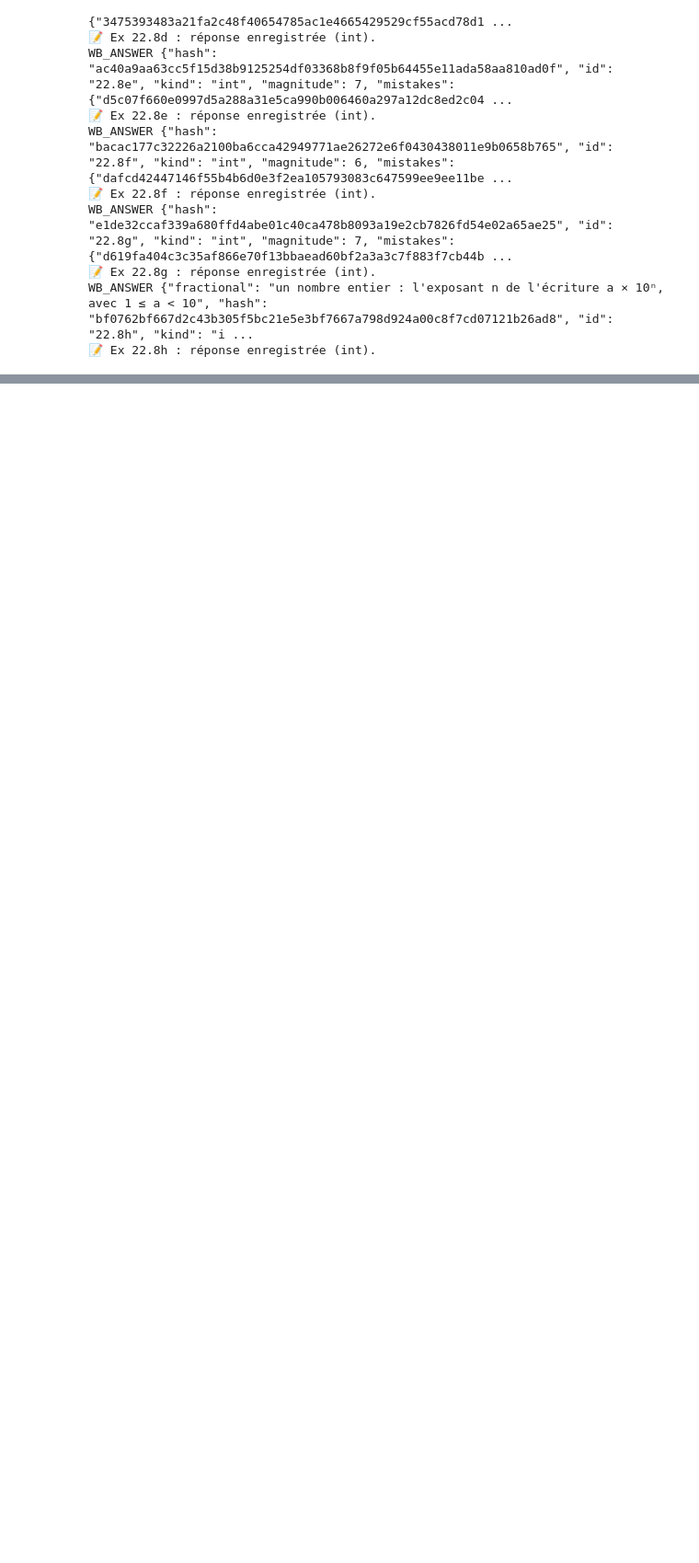
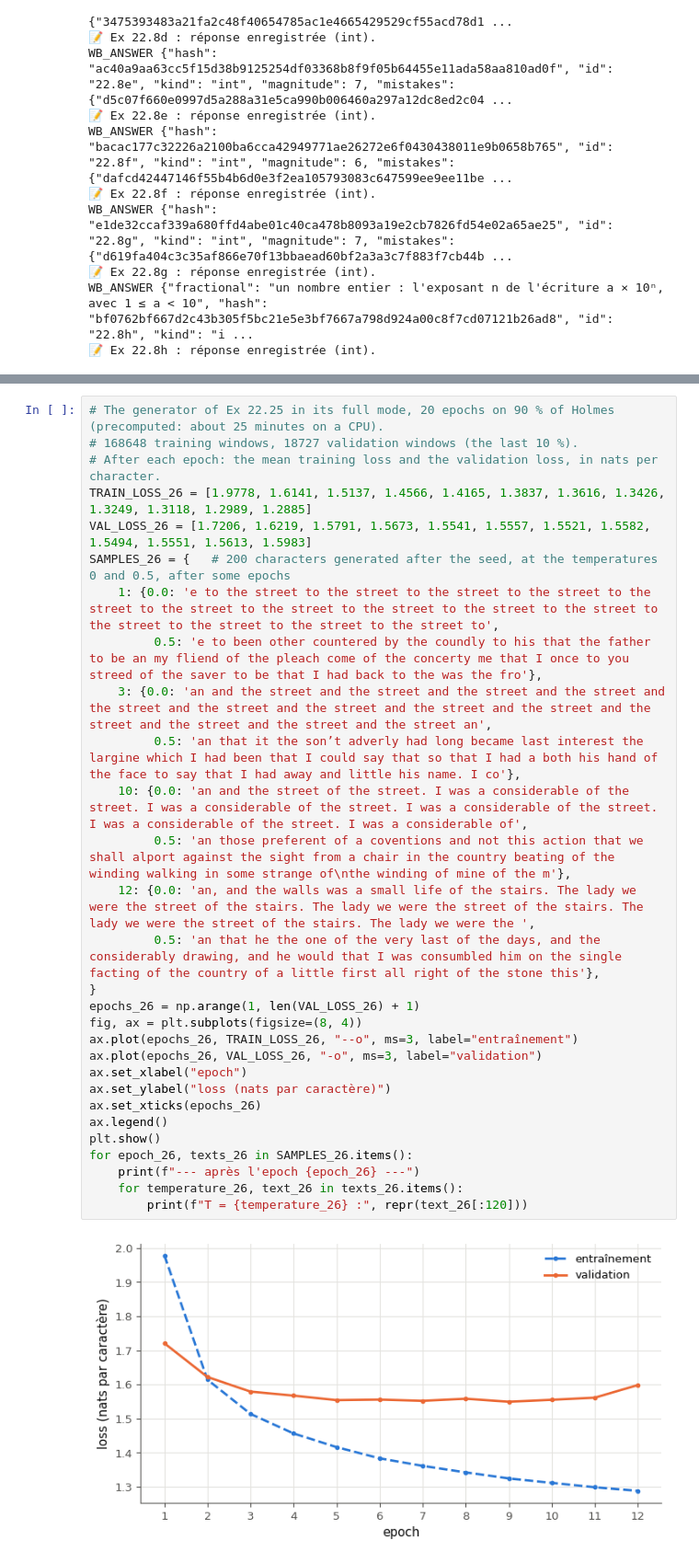
Before and after one commit to cemah2/workbookIA, a Jupyter notebook: chapitres/ch22_rnn/05_solutions.ipynb, the cells around one changed output, grey strips where cells are left out. Shown at 92% size. Drawn from its saved outputs; the diff is of its cells as text; blank space fills up the shorter version.

```diff
--- a/chapitres/ch22_rnn/05_solutions.ipynb
+++ b/chapitres/ch22_rnn/05_solutions.ipynb
@@ -628,0 +1907,31 @@ WB_ANSWER {"fractional": "un nombre entier : l'exposant n de l'écriture a × 10
+# %%
+# The generator of Ex 22.25 in its full mode, 20 epochs on 90 % of Holmes (precomputed: about 25 minutes on a CPU).
+# 168648 training windows, 18727 validation windows (the last 10 %).
+# After each epoch: the mean training loss and the validation loss, in nats per character.
+TRAIN_LOSS_26 = [1.9778, 1.6141, 1.5137, 1.4566, 1.4165, 1.3837, 1.3616, 1.3426, 1.3249, 1.3118, 1.2989, 1.2885]
+VAL_LOSS_26 = [1.7206, 1.6219, 1.5791, 1.5673, 1.5541, 1.5557, 1.5521, 1.5582, 1.5494, 1.5551, 1.5613, 1.5983]
+SAMPLES_26 = {   # 200 characters generated after the seed, at the temperatures 0 and 0.5, after some epochs
+    1: {0.0: 'e to the street to the street to the street to the street to the street to the street to the street to the street to the street to the street to the street to the street to the street to the street to',
+         0.5: 'e to been other countered by the coundly to his that the father to be an my fliend of the pleach come of the concerty me that I once to you streed of the saver to be that I had back to the was the fro'},
+    3: {0.0: 'an and the street and the street and the street and the street and the street and the street and the street and the street and the street and the street and the street and the street and the street an',
+         0.5: 'an that it the son’t adverly had long became last interest the largine which I had been that I could say that so that I had a both his hand of the face to say that I had away and little his name. I co'},
+    10: {0.0: 'an and the street of the street. I was a considerable of the street. I was a considerable of the street. I was a considerable of the street. I was a considerable of the street. I was a considerable of',
+         0.5: 'an those preferent of a coventions and not this action that we shall alport against the sight from a chair in the country beating of the winding walking in some strange of\nthe winding of mine of the m'},
+    12: {0.0: 'an, and the walls was a small life of the stairs. The lady we were the street of the stairs. The lady we were the street of the stairs. The lady we were the street of the stairs. The lady we were the ',
+         0.5: 'an that he the one of the very last of the days, and the considerably drawing, and he would that I was consumbled him on the single facting of the country of a little first all right of the stone this'},
+}
+epochs_26 = np.arange(1, len(VAL_LOSS_26) + 1)
+fig, ax = plt.subplots(figsize=(8, 4))
+ax.plot(epochs_26, TRAIN_LOSS_26, "--o", ms=3, label="entraînement")
+ax.plot(epochs_26, VAL_LOSS_26, "-o", ms=3, label="validation")
+ax.set_xlabel("epoch")
+ax.set_ylabel("loss (nats par caractère)")
+ax.set_xticks(epochs_26)
+ax.legend()
+plt.show()
+for epoch_26, texts_26 in SAMPLES_26.items():
+    print(f"--- après l'epoch {epoch_26} ---")
+    for temperature_26, text_26 in texts_26.items():
+        print(f"T = {temperature_26} :", repr(text_26[:120]))
+# %% [output]
+[figure, added]
```
Also changed, not shown: parts of 81 cells of this notebook, 6 other files.
